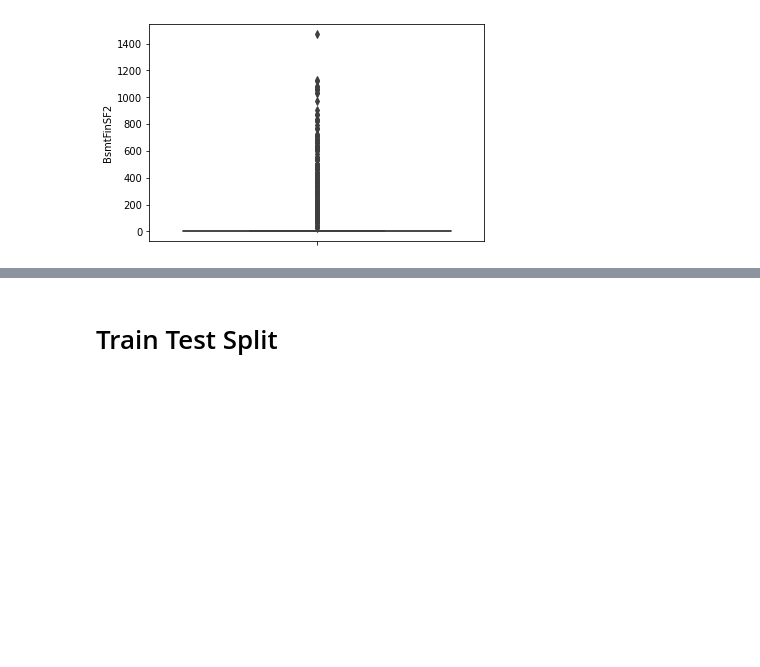
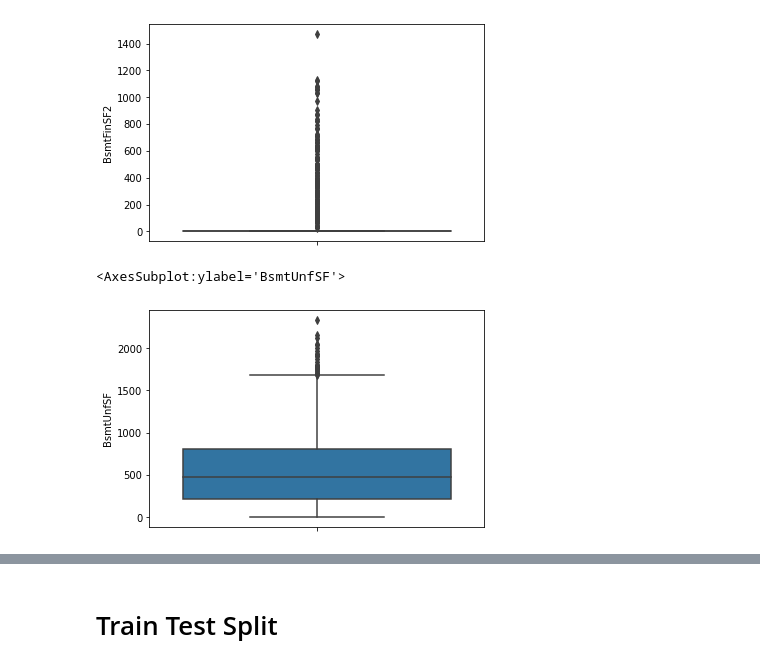
Before and after one commit to TheHamhams/Housing-Kaggle, a Jupyter notebook: Housing Notebook.ipynb, the cells around one changed output, grey strips where cells are left out. Saved outputs shown, nothing was run; the diff lists cells and outputs as text; code cells hidden in the pictures; blank space fills up the shorter version.

```diff
--- a/Housing Notebook.ipynb
+++ b/Housing Notebook.ipynb
@@ -631,3 +628,8 @@ sns.boxplot(y = training.BsmtFinSF2)
 # %% [output]
 <AxesSubplot:ylabel='BsmtFinSF2'>
 [figure]
+# %%
+sns.boxplot(y=training.BsmtUnfSF)
+# %% [output]
+<AxesSubplot:ylabel='BsmtUnfSF'>
+[figure, added]
```
Also changed, not shown: parts of 21 cells of this notebook, 1 other file.
